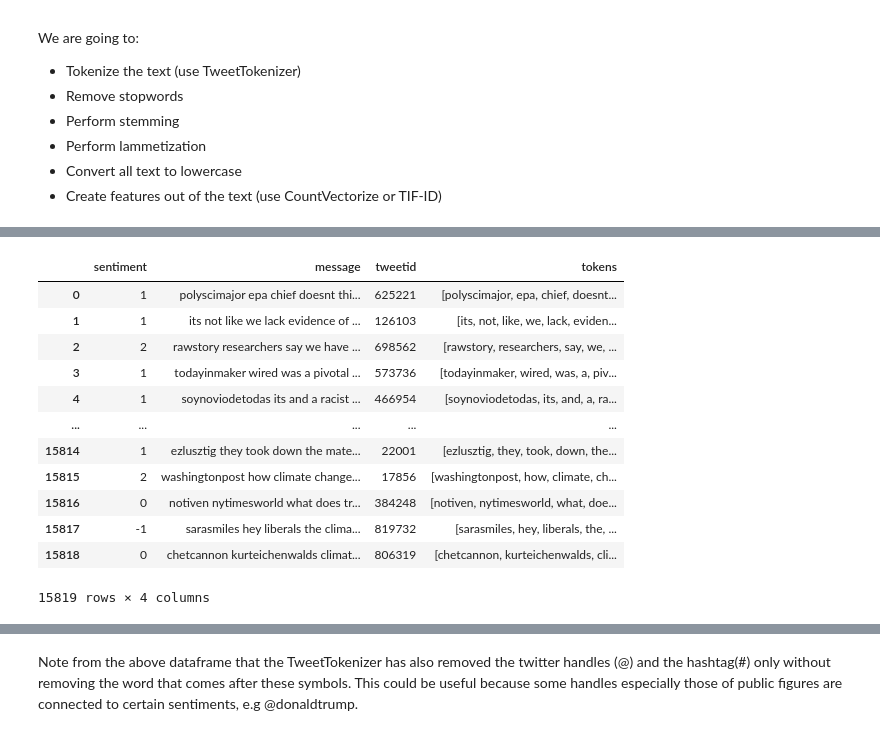
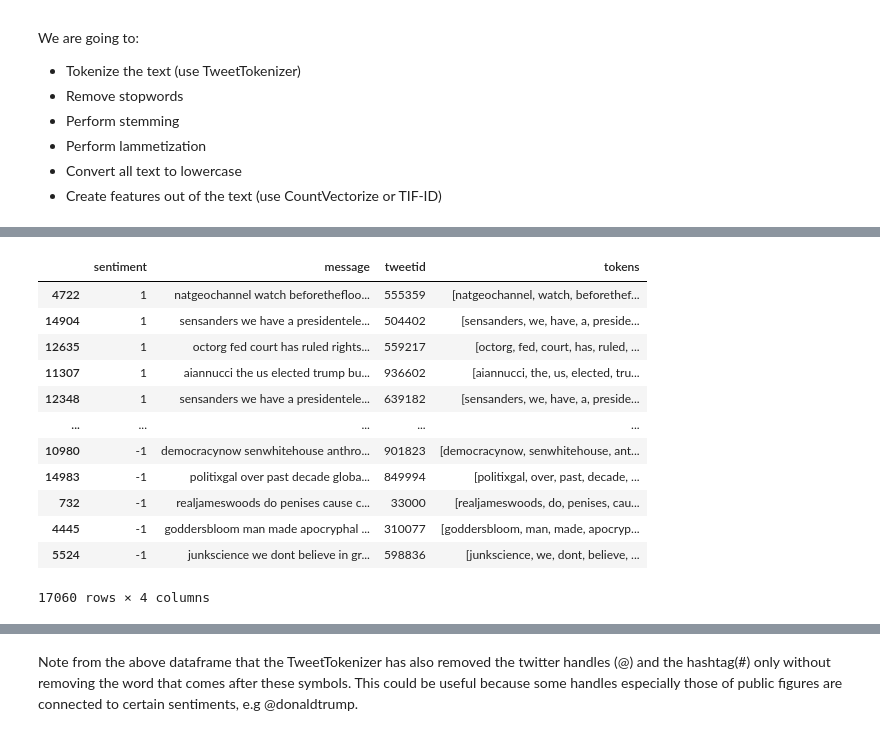
Before and after one commit to EricMbuthia/Explore-Classification-Team-6, a Jupyter notebook: Advanced Classification Team 6.ipynb, the cells around one changed output, grey strips where cells are left out. Cells and saved outputs as stored; diff of their text form; code cells hidden in the pictures.

```diff
--- a/Advanced Classification Team 6.ipynb
+++ b/Advanced Classification Team 6.ipynb
@@ -222,6 +380,6 @@ remove_noise(train_set, 'message')
 def remove_punctuation(post):
     return ''.join([l for l in post if l not in string.punctuation])
 
-train_set['message'] = train_set['message'].apply(remove_punctuation)
-train_set['message'].iloc[1000]
+train_set_balanced['message'] = train_set_balanced['message'].apply(remove_punctuation)
+train_set_balanced['message'].iloc[1000]
 # %% [output]
@@ -258,36 +403,20 @@ def normalize_words(df, column_name):
     tokeniser = TweetTokenizer()
     df['tokens'] = df[column_name].apply(tokeniser.tokenize)
 
-    #remove stopwords from tokens
-    stopwords = ['i', 'me', 'my', 'myself', 'we', 'our', 'ours', 'ourselves', 'you', "you're", "you've",
-                 "you'll", "you'd", 'your', 'yours', 'yourself', 'yourselves', 'he', 'him', 'his', 'himself',
-                 'she', "she's", 'her', 'hers', 'herself', 'it', "it's", 'its', 'itself', 'they', 'them',
-                 'their', 'theirs', 'themselves', 'what', 'which', 'who', 'whom', 'this', 'that', "that'll",
-                 'these', 'those', 'am', 'are', 'was', 'were', 'be', 'been', 'being', 'have', 'has',
-                 'had', 'having', 'do', 'does', 'did', 'doing', 'a', 'an', 'the', 'and', 'but', 'if', 'or',
-                 'because', 'as', 'until', 'while', 'of', 'at', 'by', 'for', 'with', 'about', 'against',
-                 'between', 'into', 'through', 'during', 'before', 'after', 'above', 'below', 'to', 'from',
-                 'up', 'down', 'in', 'out', 'on', 'off', 'over', 'under', 'again', 'further', 'then',
-                 'once', 'here', 'there', 'when', 'where', 'why', 'how', 'all', 'any', 'both', 'each', 'few',
-                 'more', 'most', 'other', 'some', 'such', 'no', 'nor', 'not', 'only', 'own', 'same', 'so',
-                 'than', 'too', 'very', 's', 't', 'can', 'will', 'just', 'should', "should've",
-                 'now', 'd', 'll', 'm', 'o', 're', 've', 'y']
-    df['tokens'] = [t for t in df['tokens'] if t not in stopwords]
-
     return df
 # %%
-normalize_words(train_set, 'message')
+normalize_words(train_set_balanced, 'message')
 # %% [output]
 |  | sentiment | message | tweetid | tokens |
-| 0 | 1 | polyscimajor epa chief doesnt thi... | 625221 | [polyscimajor, epa, chief, doesnt... |
-| 1 | 1 | its not like we lack evidence of ... | 126103 | [its, not, like, we, lack, eviden... |
-| 2 | 2 | rawstory researchers say we have ... | 698562 | [rawstory, researchers, say, we, ... |
-| 3 | 1 | todayinmaker wired was a pivotal ... | 573736 | [todayinmaker, wired, was, a, piv... |
-| 4 | 1 | soynoviodetodas its and a racist ... | 466954 | [soynoviodetodas, its, and, a, ra... |
+| 4722 | 1 | natgeochannel watch beforethefloo... | 555359 | [natgeochannel, watch, beforethef... |
+| 14904 | 1 | sensanders we have a presidentele... | 504402 | [sensanders, we, have, a, preside... |
+| 12635 | 1 | octorg fed court has ruled rights... | 559217 | [octorg, fed, court, has, ruled, ... |
+| 11307 | 1 | aiannucci the us elected trump bu... | 936602 | [aiannucci, the, us, elected, tru... |
+| 12348 | 1 | sensanders we have a presidentele... | 639182 | [sensanders, we, have, a, preside... |
 | ... | ... | ... | ... | ... |
-| 15814 | 1 | ezlusztig they took down the mate... | 22001 | [ezlusztig, they, took, down, the... |
-| 15815 | 2 | washingtonpost how climate change... | 17856 | [washingtonpost, how, climate, ch... |
-| 15816 | 0 | notiven nytimesworld what does tr... | 384248 | [notiven, nytimesworld, what, doe... |
-| 15817 | -1 | sarasmiles hey liberals the clima... | 819732 | [sarasmiles, hey, liberals, the, ... |
-| 15818 | 0 | chetcannon kurteichenwalds climat... | 806319 | [chetcannon, kurteichenwalds, cli... |
+| 10980 | -1 | democracynow senwhitehouse anthro... | 901823 | [democracynow, senwhitehouse, ant... |
+| 14983 | -1 | politixgal over past decade globa... | 849994 | [politixgal, over, past, decade, ... |
+| 732 | -1 | realjameswoods do penises cause c... | 33000 | [realjameswoods, do, penises, cau... |
+| 4445 | -1 | goddersbloom man made apocryphal ... | 310077 | [goddersbloom, man, made, apocryp... |
+| 5524 | -1 | junkscience we dont believe in gr... | 598836 | [junkscience, we, dont, believe, ... |
-15819 rows × 4 columns
+17060 rows × 4 columns
```
Also changed, not shown: parts of 106 cells of this notebook.
